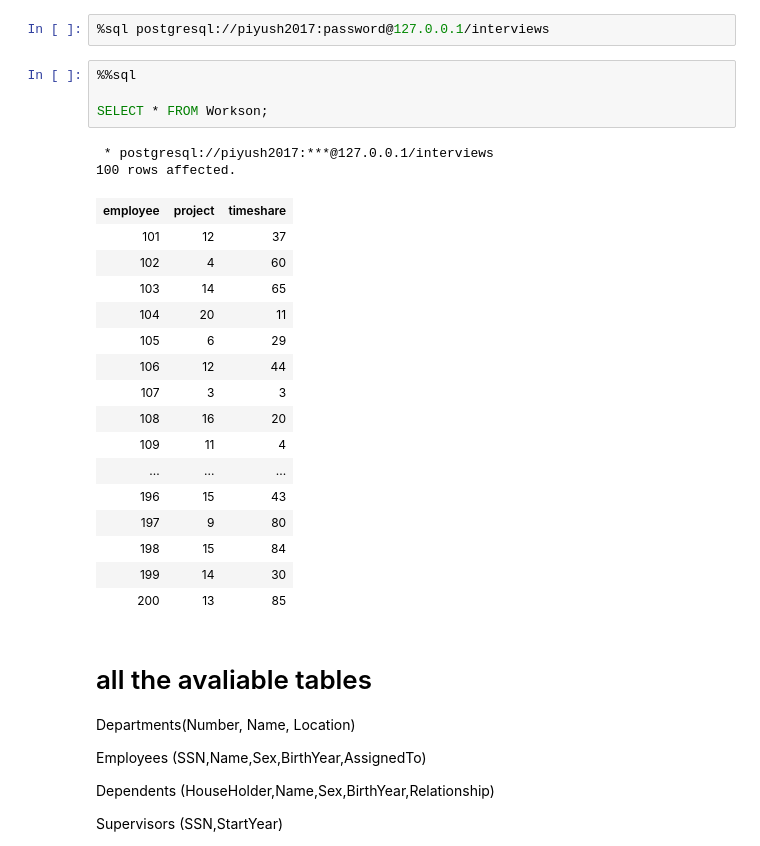
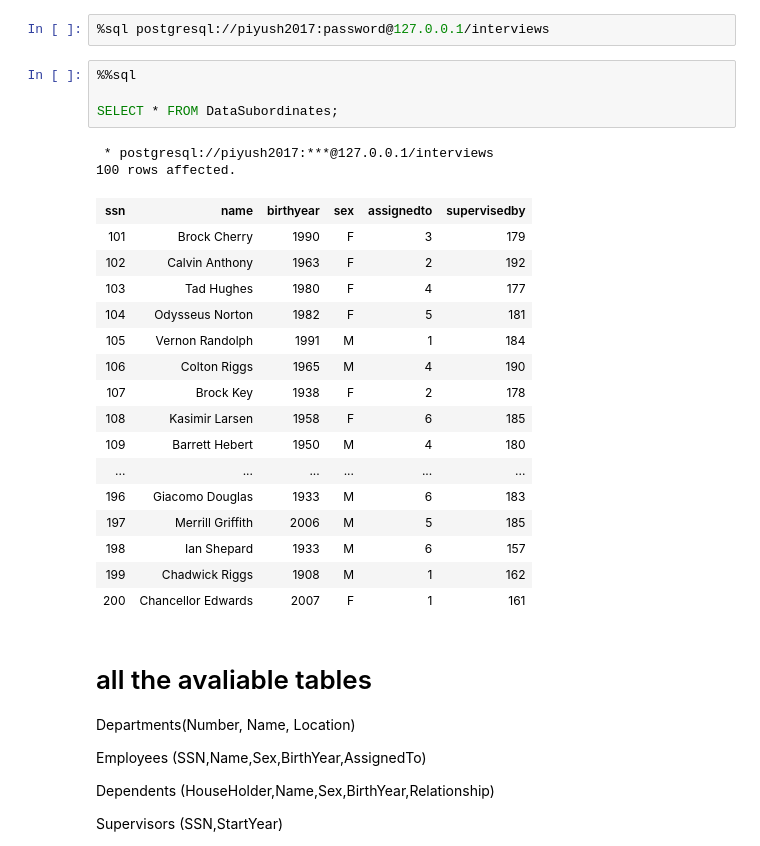
Before and after one commit to piyushtada/learn-sql, a Jupyter notebook: 02-exercise-sol-employee-departments.ipynb, the cells around one changed output. Drawn from its saved outputs; the diff is of its cells as text.

```diff
--- a/02-exercise-sol-employee-departments.ipynb
+++ b/02-exercise-sol-employee-departments.ipynb
@@ -39,26 +46,26 @@ cur, conn = connect_database('interviews')
 # %%
 %%sql
 
-SELECT * FROM Workson;
+SELECT * FROM DataSubordinates;
 # %% [output]
  * postgresql://piyush2017:***@127.0.0.1/interviews
 100 rows affected.
-| employee | project | timeshare |
-| 101 | 12 | 37 |
-| 102 | 4 | 60 |
-| 103 | 14 | 65 |
-| 104 | 20 | 11 |
-| 105 | 6 | 29 |
-| 106 | 12 | 44 |
-| 107 | 3 | 3 |
-| 108 | 16 | 20 |
-| 109 | 11 | 4 |
-| ... | ... | ... |
-| 196 | 15 | 43 |
-| 197 | 9 | 80 |
-| 198 | 15 | 84 |
-| 199 | 14 | 30 |
-| 200 | 13 | 85 |
+| ssn | name | birthyear | sex | assignedto | supervisedby |
+| 101 | Brock Cherry | 1990 | F | 3 | 179 |
+| 102 | Calvin Anthony | 1963 | F | 2 | 192 |
+| 103 | Tad Hughes | 1980 | F | 4 | 177 |
+| 104 | Odysseus Norton | 1982 | F | 5 | 181 |
+| 105 | Vernon Randolph | 1991 | M | 1 | 184 |
+| 106 | Colton Riggs | 1965 | M | 4 | 190 |
+| 107 | Brock Key | 1938 | F | 2 | 178 |
+| 108 | Kasimir Larsen | 1958 | F | 6 | 185 |
+| 109 | Barrett Hebert | 1950 | M | 4 | 180 |
+| ... | ... | ... | ... | ... | ... |
+| 196 | Giacomo Douglas | 1933 | M | 6 | 183 |
+| 197 | Merrill Griffith | 2006 | M | 5 | 185 |
+| 198 | Ian Shepard | 1933 | M | 6 | 157 |
+| 199 | Chadwick Riggs | 1908 | M | 1 | 162 |
+| 200 | Chancellor Edwards | 2007 | F | 1 | 161 |
 # %% [markdown]
 # all the avaliable tables
 
```
Also changed, not shown: parts of 9 cells of this notebook.
